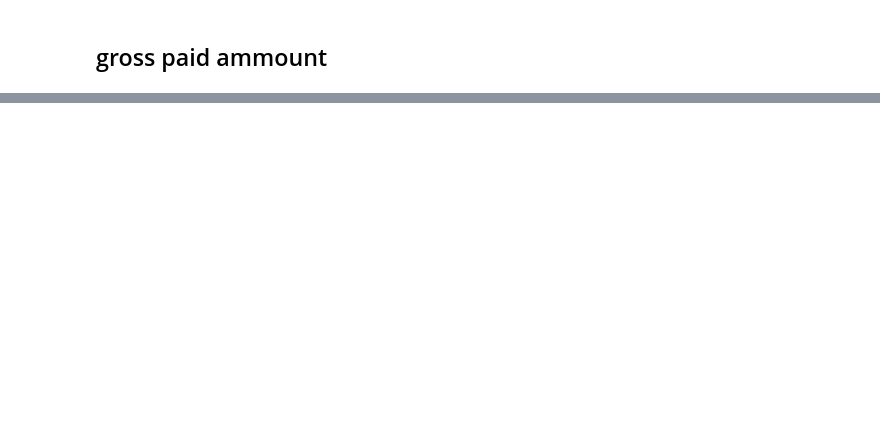
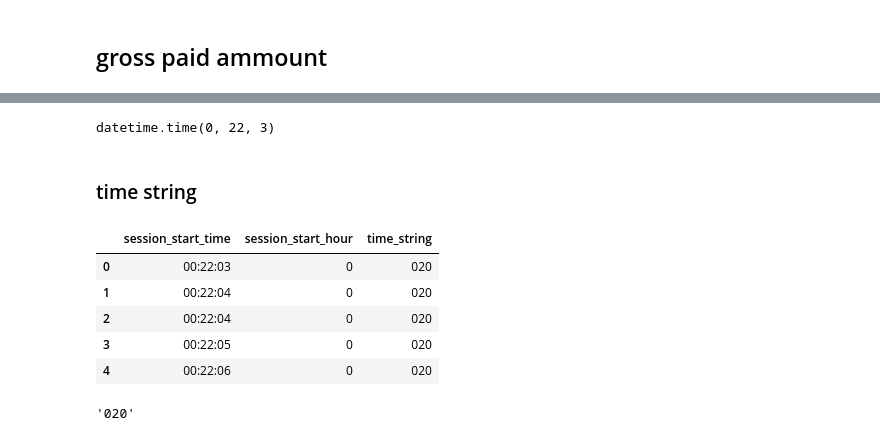
Before and after one commit to DonnieData/data_normalization-, a Jupyter notebook: python/sand_box.ipynb, the cells around one changed output, grey strips where cells are left out. Drawn from its saved outputs; the diff is of its cells as text; code cells hidden in the pictures; blank space fills up the shorter version.

```diff
--- a/python/sand_box.ipynb
+++ b/python/sand_box.ipynb
@@ -85,0 +150,3 @@ df['session_start_date'] = pd.to_datetime(df['session_start_dt']).dt.date
+# %%
+df['session_start_year'] = pd.to_datetime(df['session_start_dt']).dt.year
+df['session_start_month'] = d.to_datetime(df['session_start_dt']).dt.yea
@@ -85,0 +155,9 @@ df['session_start_date'] = pd.to_datetime(df['session_start_dt']).dt.date
+# %%
+#extract time
+df['session_start_time'] = pd.to_datetime(df['session_start_dt']).dt.time
+#extract hour
+df['session_start_hour'] = pd.to_datetime(df['session_start_dt']).dt.hour
+#extract minute
+df['session_start_minute'] = pd.to_datetime(df['session_start_dt']).dt.minute
+#group minutes
+df['session_start_minute_group'] = 5 * round(df['session_start_minute'] / 5)
@@ -85,0 +211,25 @@ df['session_start_date'] = pd.to_datetime(df['session_start_dt']).dt.date
+# %%
+df.session_start_time[0]
+# %% [output]
+datetime.time(0, 22, 3)
+# %%
+df['session_start_minute_group'] = df['session_start_minute_group'].astype(int)
+df['session_start_minute_group'] = df['session_start_minute_group'].astype(str)
+df['session_start_hour'] = df['session_start_hour'].astype(str)
+# %% [markdown]
+### time string
+# %%
+df['time_string'] = df.session_start_hour+df.session_start_minute_group
+# %%
+df[['session_start_time','session_start_hour','time_string']].head()
+# %% [output]
+|  | session_start_time | session_start_hour | time_string |
+| 0 | 00:22:03 | 0 | 020 |
+| 1 | 00:22:04 | 0 | 020 |
+| 2 | 00:22:04 | 0 | 020 |
+| 3 | 00:22:05 | 0 | 020 |
+| 4 | 00:22:06 | 0 | 020 |
+# %%
+df.time_string[0]
+# %% [output]
+'020'
```
Also changed, not shown: parts of 41 cells of this notebook, 2 other files.
